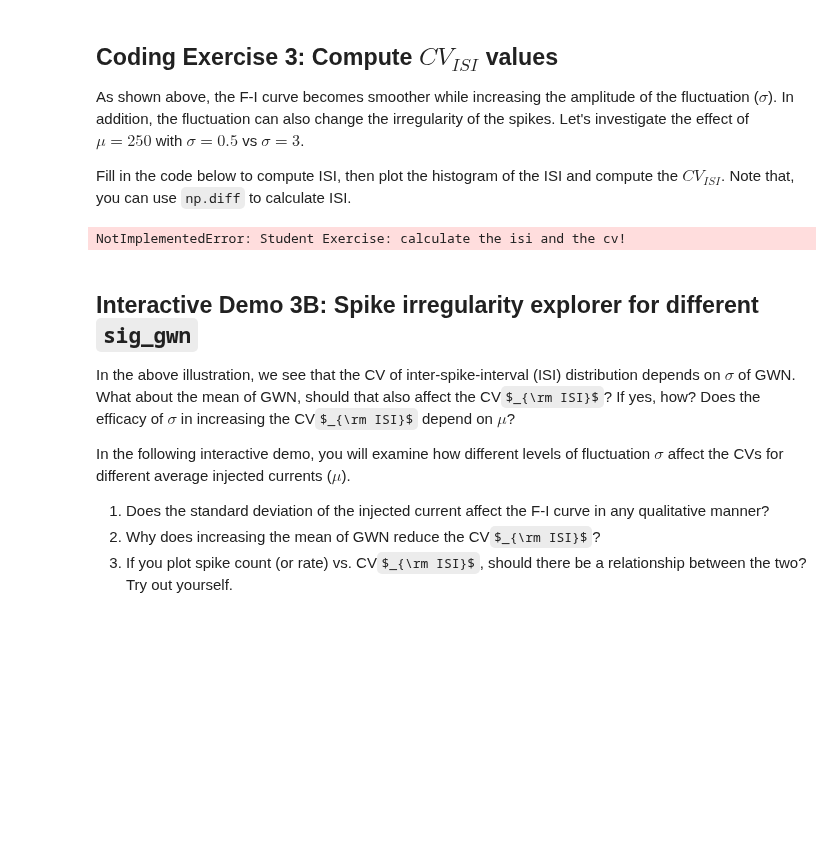
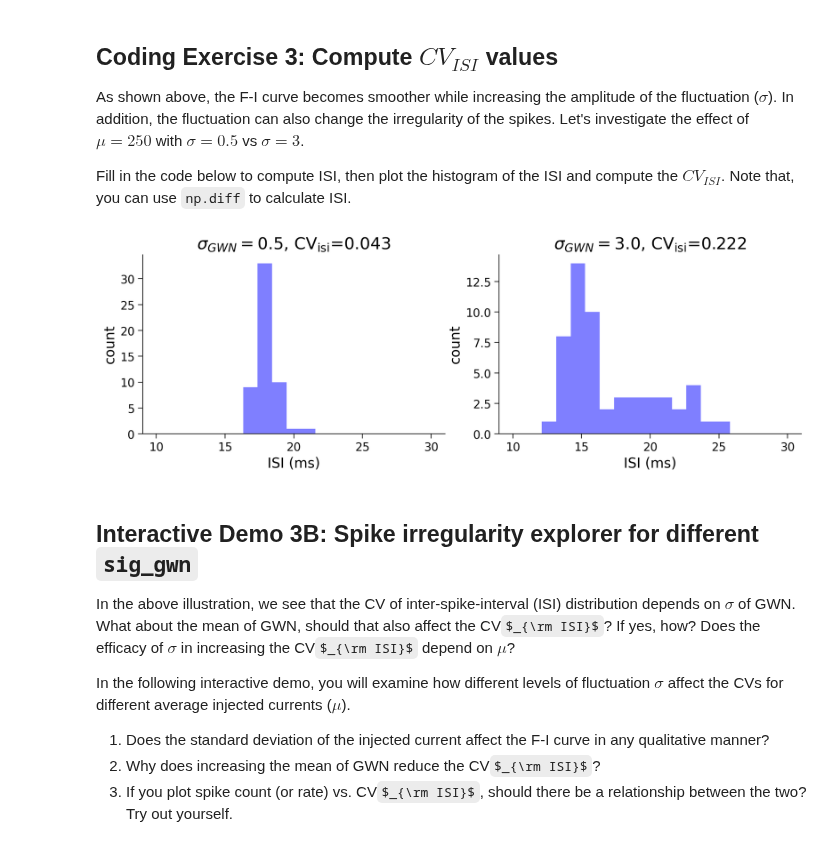
Before and after one commit to EugOT/compneuro, a Jupyter notebook: notebooks/2023-11-26-BiologicalNeuronModels-1.ipynb, the cells around one changed output. Drawn from its saved outputs; the diff is of its cells as text; code cells hidden in the pictures; some formulas as TeX source; blank space fills up the shorter version.

Commit message:
Implement coding exercise 3

```diff
--- a/notebooks/2023-11-26-BiologicalNeuronModels-1.ipynb
+++ b/notebooks/2023-11-26-BiologicalNeuronModels-1.ipynb
@@ -494,45 +494,40 @@ def isi_cv_LIF(spike_times):
     cv          : coefficient of variation of isi (float)
 
   """
-  ########################################################################
-  ## TODO for students: compute the membrane potential v, spike train sp #
-  # Fill out function and remove
-  raise NotImplementedError('Student Exercise: calculate the isi and the cv!')
-  ########################################################################
   if len(spike_times) >= 2:
     # Compute isi
-    isi = ...
+    isi = np.diff(spike_times)
     # Compute cv
-    cv = ...
+    cv = np.std(isi)/np.mean(isi)
   else:
     isi = np.nan
     cv = np.nan
 
   return isi, cv
 
 
 # Set parameters
 pars = default_pars(T=1000.)
 mu_gwn = 250
 sig_gwn1 = 0.5
 sig_gwn2 = 3.0
 
 # Run LIF model for sigma = 0.5
 I_GWN1 = my_GWN(pars, mu=mu_gwn, sig=sig_gwn1, myseed=2020)
 _, sp1 = run_LIF(pars, Iinj=I_GWN1)
 
 # Run LIF model for sigma = 3
 I_GWN2 = my_GWN(pars, mu=mu_gwn, sig=sig_gwn2, myseed=2020)
 _, sp2 = run_LIF(pars, Iinj=I_GWN2)
 
 # Compute ISIs/CV
 isi1, cv1 = isi_cv_LIF(sp1)
 isi2, cv2 = isi_cv_LIF(sp2)
 
 # Visualize
 my_hists(isi1, isi2, cv1, cv2, sig_gwn1, sig_gwn2)
 # %% [output]
-NotImplementedError: Student Exercise: calculate the isi and the cv!
+[figure, added]
 # %% [markdown]
 ## Interactive Demo 3B: Spike irregularity explorer for different `sig_gwn`
 
```
